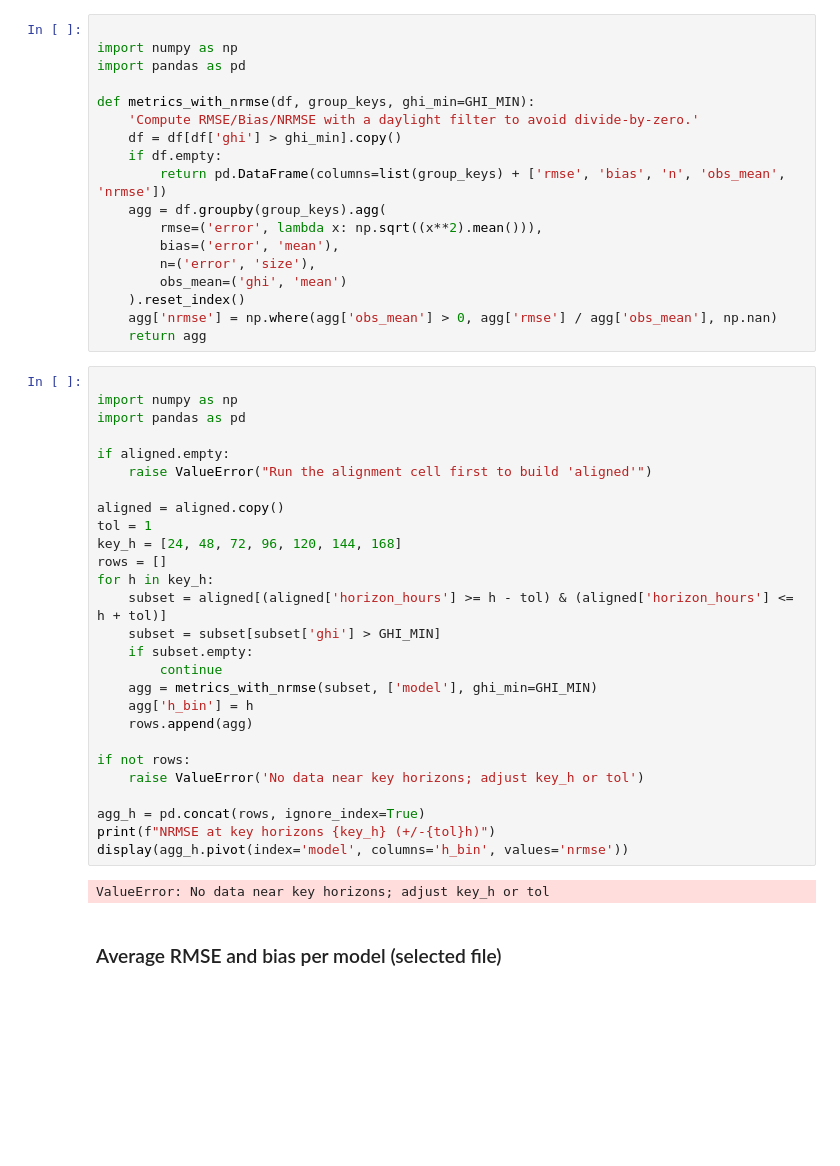
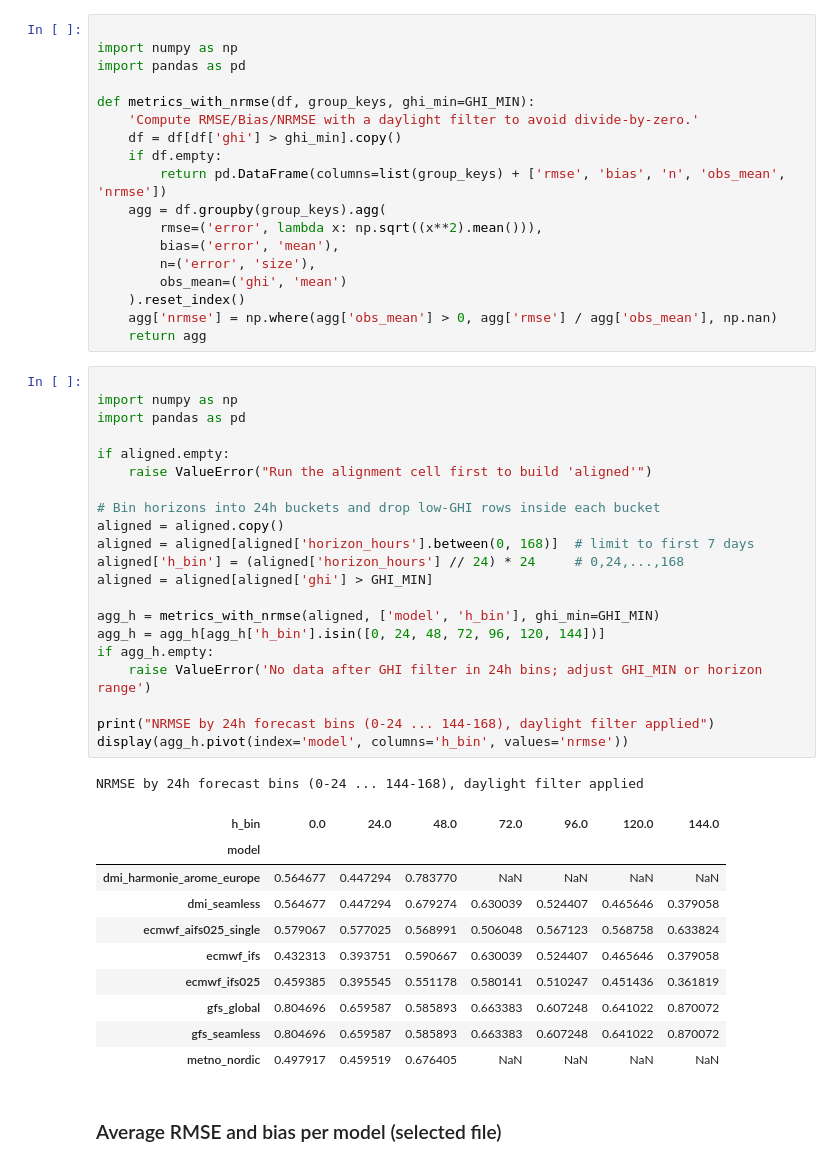
Before and after one commit to Louis2308/Solar-poster, a Jupyter notebook: Forcast_Comparison.ipynb, the cells around one changed output. Saved outputs shown, nothing was run; the diff lists cells and outputs as text; blank space fills up the shorter version.

```diff
--- a/Forcast_Comparison.ipynb
+++ b/Forcast_Comparison.ipynb
@@ -229,35 +229,39 @@ def metrics_with_nrmse(df, group_keys, ghi_min=GHI_MIN):
     ).reset_index()
     agg['nrmse'] = np.where(agg['obs_mean'] > 0, agg['rmse'] / agg['obs_mean'], np.nan)
     return agg
-# %%
-
-import numpy as np
-import pandas as pd
-
-if aligned.empty:
-    raise ValueError("Run the alignment cell first to build 'aligned'")
-
-aligned = aligned.copy()
-tol = 1
-key_h = [24, 48, 72, 96, 120, 144, 168]
-rows = []
-for h in key_h:
-    subset = aligned[(aligned['horizon_hours'] >= h - tol) & (aligned['horizon_hours'] <= h + tol)]
-    subset = subset[subset['ghi'] > GHI_MIN]
-    if subset.empty:
-        continue
-    agg = metrics_with_nrmse(subset, ['model'], ghi_min=GHI_MIN)
-    agg['h_bin'] = h
-    rows.append(agg)
-
-if not rows:
-    raise ValueError('No data near key horizons; adjust key_h or tol')
-
-agg_h = pd.concat(rows, ignore_index=True)
-print(f"NRMSE at key horizons {key_h} (+/-{tol}h)")
-display(agg_h.pivot(index='model', columns='h_bin', values='nrmse'))
-# %% [output]
-ValueError: No data near key horizons; adjust key_h or tol
+# %%
+
+import numpy as np
+import pandas as pd
+
+if aligned.empty:
+    raise ValueError("Run the alignment cell first to build 'aligned'")
+
+# Bin horizons into 24h buckets and drop low-GHI rows inside each bucket
+aligned = aligned.copy()
+aligned = aligned[aligned['horizon_hours'].between(0, 168)]  # limit to first 7 days
+aligned['h_bin'] = (aligned['horizon_hours'] // 24) * 24     # 0,24,...,168
+aligned = aligned[aligned['ghi'] > GHI_MIN]
+
+agg_h = metrics_with_nrmse(aligned, ['model', 'h_bin'], ghi_min=GHI_MIN)
+agg_h = agg_h[agg_h['h_bin'].isin([0, 24, 48, 72, 96, 120, 144])]
+if agg_h.empty:
+    raise ValueError('No data after GHI filter in 24h bins; adjust GHI_MIN or horizon range')
+
+print("NRMSE by 24h forecast bins (0-24 ... 144-168), daylight filter applied")
+display(agg_h.pivot(index='model', columns='h_bin', values='nrmse'))
+# %% [output]
+NRMSE by 24h forecast bins (0-24 ... 144-168), daylight filter applied
+| h_bin | 0.0 | 24.0 | 48.0 | 72.0 | 96.0 | 120.0 | 144.0 |
+| model |  |  |  |  |  |  |  |
+| dmi_harmonie_arome_europe | 0.564677 | 0.447294 | 0.783770 | NaN | NaN | NaN | NaN |
+| dmi_seamless | 0.564677 | 0.447294 | 0.679274 | 0.630039 | 0.524407 | 0.465646 | 0.379058 |
+| ecmwf_aifs025_single | 0.579067 | 0.577025 | 0.568991 | 0.506048 | 0.567123 | 0.568758 | 0.633824 |
+| ecmwf_ifs | 0.432313 | 0.393751 | 0.590667 | 0.630039 | 0.524407 | 0.465646 | 0.379058 |
+| ecmwf_ifs025 | 0.459385 | 0.395545 | 0.551178 | 0.580141 | 0.510247 | 0.451436 | 0.361819 |
+| gfs_global | 0.804696 | 0.659587 | 0.585893 | 0.663383 | 0.607248 | 0.641022 | 0.870072 |
+| gfs_seamless | 0.804696 | 0.659587 | 0.585893 | 0.663383 | 0.607248 | 0.641022 | 0.870072 |
+| metno_nordic | 0.497917 | 0.459519 | 0.676405 | NaN | NaN | NaN | NaN |
 # %% [markdown]
 
 ### Average RMSE and bias per model (selected file)
```
Also changed, not shown: parts of 4 cells of this notebook.
